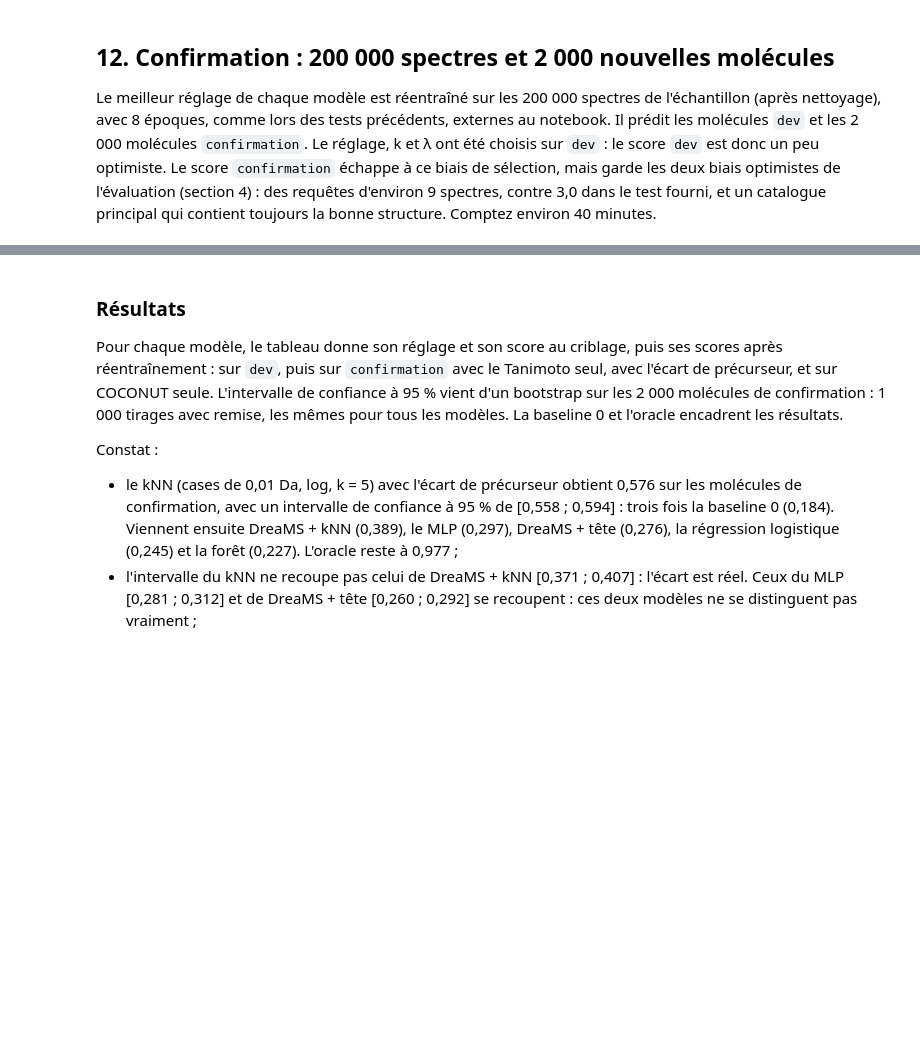
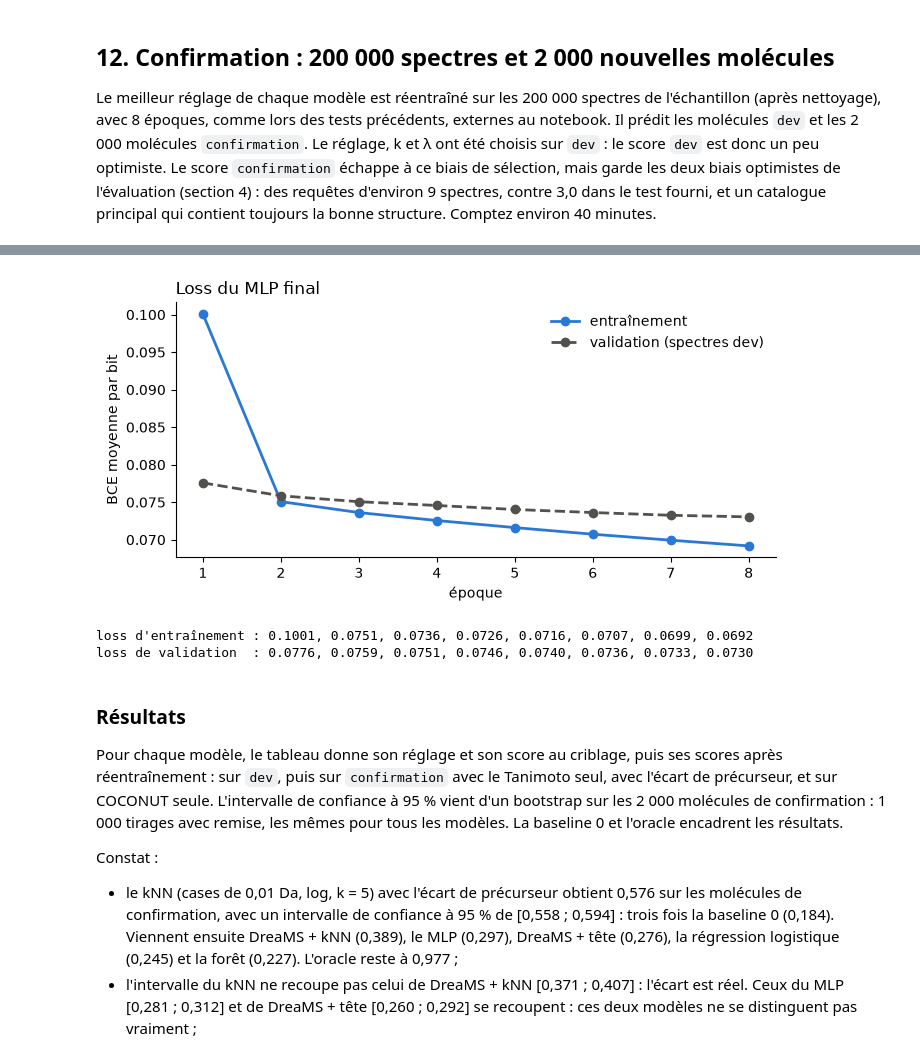
Before and after one commit to AntoninR-cmd/Ecole_Automne_conference_Machine_Learning, a Jupyter notebook: CASMI/casmi_final.ipynb, the cells around one changed output, grey strips where cells are left out. Saved outputs shown, nothing was run; the diff lists cells and outputs as text; code cells hidden in the pictures; blank space fills up the shorter version.

```diff
--- a/CASMI/casmi_final.ipynb
+++ b/CASMI/casmi_final.ipynb
@@ -1691,3 +1732,27 @@ DreaMS + tête {'tête': 'MLP'}
+# %%
+# Loss par époque du MLP final, enregistrée avec ses prédictions par run (section 8)
+mlp_saved = np.load(PRED_DIR / f"confirmation_{slug('MLP')}_{slug(str(best.loc['MLP', 'config']))}.npz")
+loss_train, loss_val = mlp_saved["loss_train"], mlp_saved["loss_val"]
+epoch_axis = np.arange(1, len(loss_train) + 1)
+
+fig, ax = plt.subplots(figsize=(7, 3.5))
+ax.plot(epoch_axis, loss_train, color="#2a78d6", linewidth=2, marker="o", label="entraînement")
+ax.plot(epoch_axis, loss_val, color="#52514e", linewidth=2, linestyle="--", marker="o", label="validation (spectres dev)")
+ax.set_xticks(epoch_axis)
+ax.set_xlabel("époque")
+ax.set_ylabel("BCE moyenne par bit")
+ax.set_title("Loss du MLP final", loc="left")
+ax.legend(frameon=False)
+ax.spines[["top", "right"]].set_visible(False)
+plt.tight_layout()
+save_figure(fig, "courbe_loss_mlp")
+plt.show()
+print("loss d'entraînement :", ", ".join(f"{l:.4f}" for l in loss_train))
+print("loss de validation  :", ", ".join(f"{l:.4f}" for l in loss_val))
+# %% [output]
+[figure, added]
+loss d'entraînement : 0.1001, 0.0751, 0.0736, 0.0726, 0.0716, 0.0707, 0.0699, 0.0692
+loss de validation  : 0.0776, 0.0759, 0.0751, 0.0746, 0.0740, 0.0736, 0.0733, 0.0730
 # %% [markdown]
 ### Résultats
 
```
Also changed, not shown: parts of 11 cells of this notebook, 4 other files.
